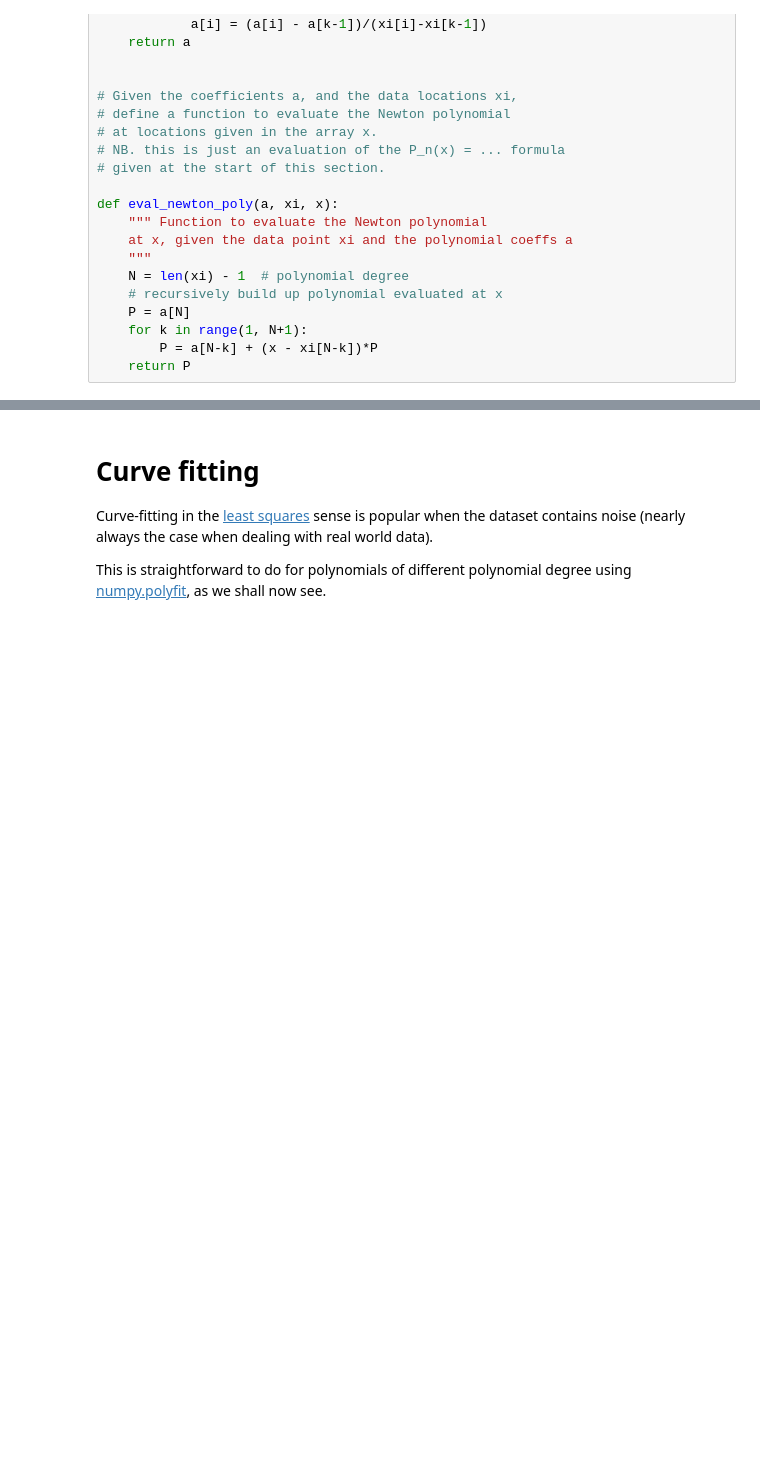
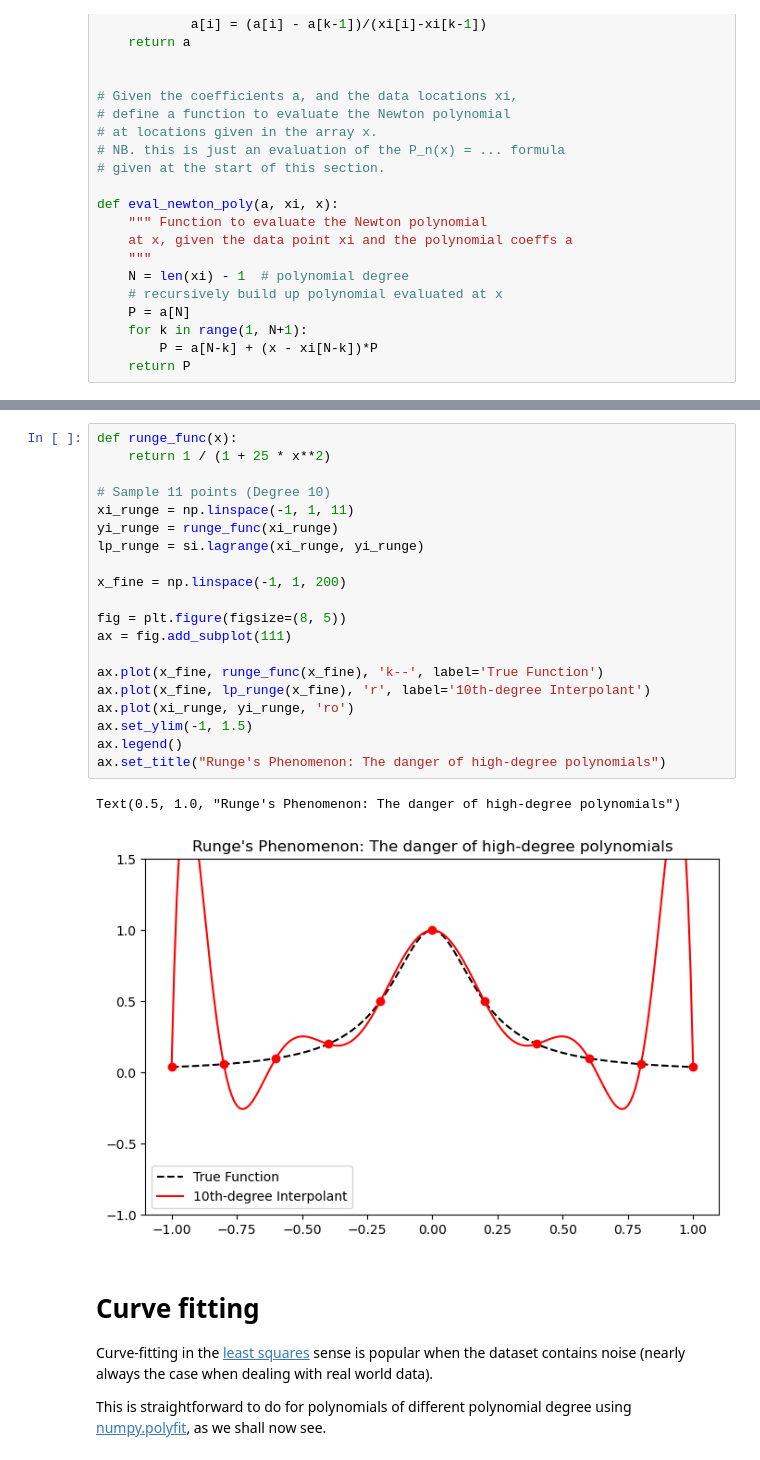
Before and after one commit to matt-piggott/Numerical-methods-undergraduate, a Jupyter notebook: notebook/Numerical-methods-Interpolation.ipynb, the cells around one changed output, grey strips where cells are left out. Cells and saved outputs as stored; diff of their text form; blank space fills up the shorter version.

```diff
--- a/notebook/Numerical-methods-Interpolation.ipynb
+++ b/notebook/Numerical-methods-Interpolation.ipynb
@@ -640,3 +681,26 @@ ax1.legend(loc='best', fontsize=14);
+# %%
+def runge_func(x):
+    return 1 / (1 + 25 * x**2)
+
+# Sample 11 points (Degree 10)
+xi_runge = np.linspace(-1, 1, 11)
+yi_runge = runge_func(xi_runge)
+lp_runge = si.lagrange(xi_runge, yi_runge)
+
+x_fine = np.linspace(-1, 1, 200)
+
+fig = plt.figure(figsize=(8, 5))
+ax = fig.add_subplot(111)
+
+ax.plot(x_fine, runge_func(x_fine), 'k--', label='True Function')
+ax.plot(x_fine, lp_runge(x_fine), 'r', label='10th-degree Interpolant')
+ax.plot(xi_runge, yi_runge, 'ro')
+ax.set_ylim(-1, 1.5)
+ax.legend()
+ax.set_title("Runge's Phenomenon: The danger of high-degree polynomials")
+# %% [output]
+Text(0.5, 1.0, "Runge's Phenomenon: The danger of high-degree polynomials")
+[figure, added]
 # %% [markdown]
 # Curve fitting
 Curve-fitting in the [least squares](http://mathworld.wolfram.com/LeastSquaresFitting.html) sense is popular when the dataset contains noise (nearly always the case when dealing with real world data).
```
Also changed, not shown: parts of 20 cells of this notebook, 1 other file.
